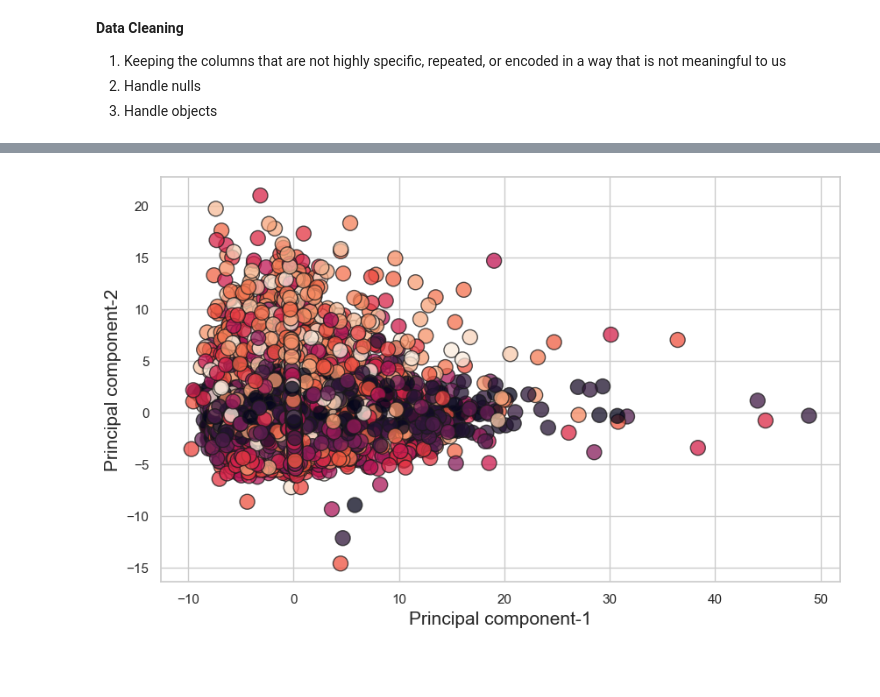
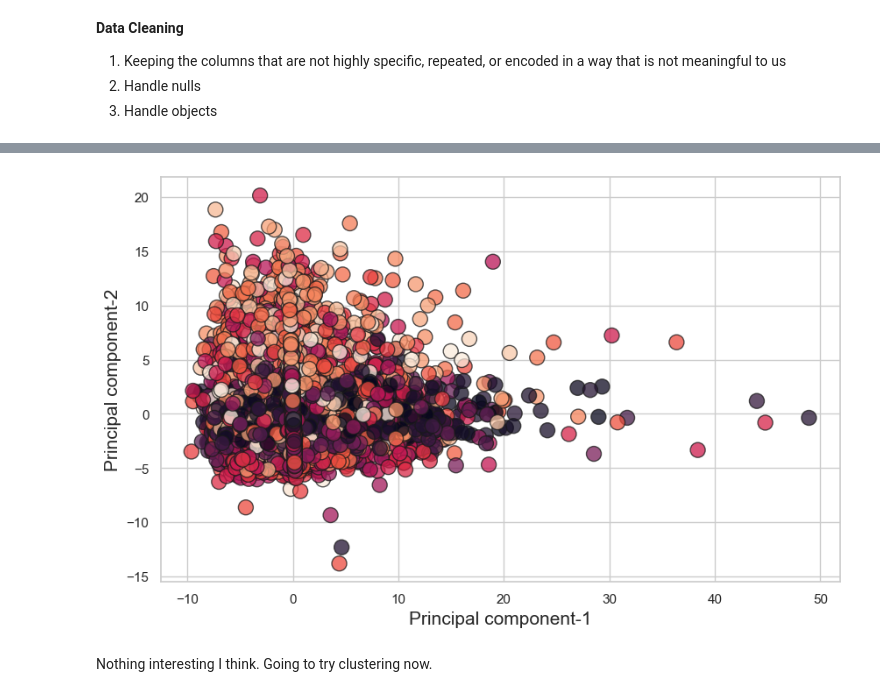
Before and after one commit to ErinPhillips/data_mining_midterm, a Jupyter notebook: midterm.ipynb, the cells around one changed output, grey strips where cells are left out. Saved outputs shown, nothing was run; the diff lists cells and outputs as text; code cells hidden in the pictures; blank space fills up the shorter version.

```diff
--- a/midterm.ipynb
+++ b/midterm.ipynb
@@ -133,7 +136,7 @@ labs = pd.read_csv('nhnes/labs.csv')
 ques = pd.read_csv('nhnes/questionnaire.csv')
 meds = pd.read_csv('nhnes/medications.csv', encoding='latin1')
 # %%
-df = pd.concat([demo, diet, exam, labs, ques], axis=1)
+df = pd.concat([demo, diet, exam, ques, labs], axis=1)
 df = df.loc[:,~df.columns.duplicated()]
 df.head()
 # %% [output]
@@ -165,7 +190,5 @@ df.iloc[:,1:].describe()
 # %%
 col_decoder = {
-'ACD011A' : 'speak_english',
-'AIALANGA' : 'speak_english2',
 'ALQ101' : 'drink_alcohol',
 'ALQ130' : 'alcohol_per_day',
 'AUQ136' : 'ear_infections',
@@ -546,5 +569,6 @@ col_decoder = {
 keep_cols = list(col_decoder.values())
 df = df.rename(columns = col_decoder)
 df = df[df.columns.intersection(keep_cols)]
+df = df[df.age > 2]
 df
 # %% [output]
@@ -589,5 +634,6 @@ expl_var_bargraph(dfx, None, 'Full Dataset')
 # %%
-dfx = fit_and_scale(df)
-pca_scatter(dfx, 2, df['age'])
+pca_scatter(dfx, 2, df.age)
 # %% [output]
-[figure, old version]
+[figure, new version]
+# %% [markdown]
+Nothing interesting I think. Going to try clustering now.
```
Also changed, not shown: parts of 15 cells of this notebook.
